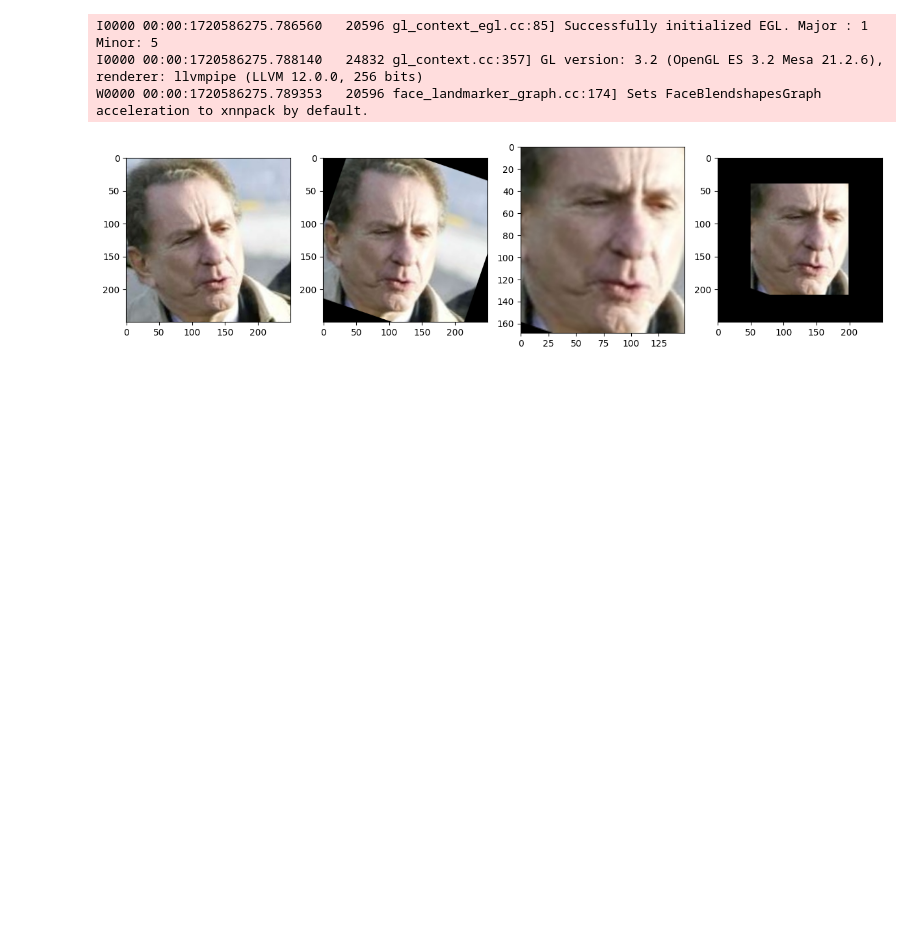
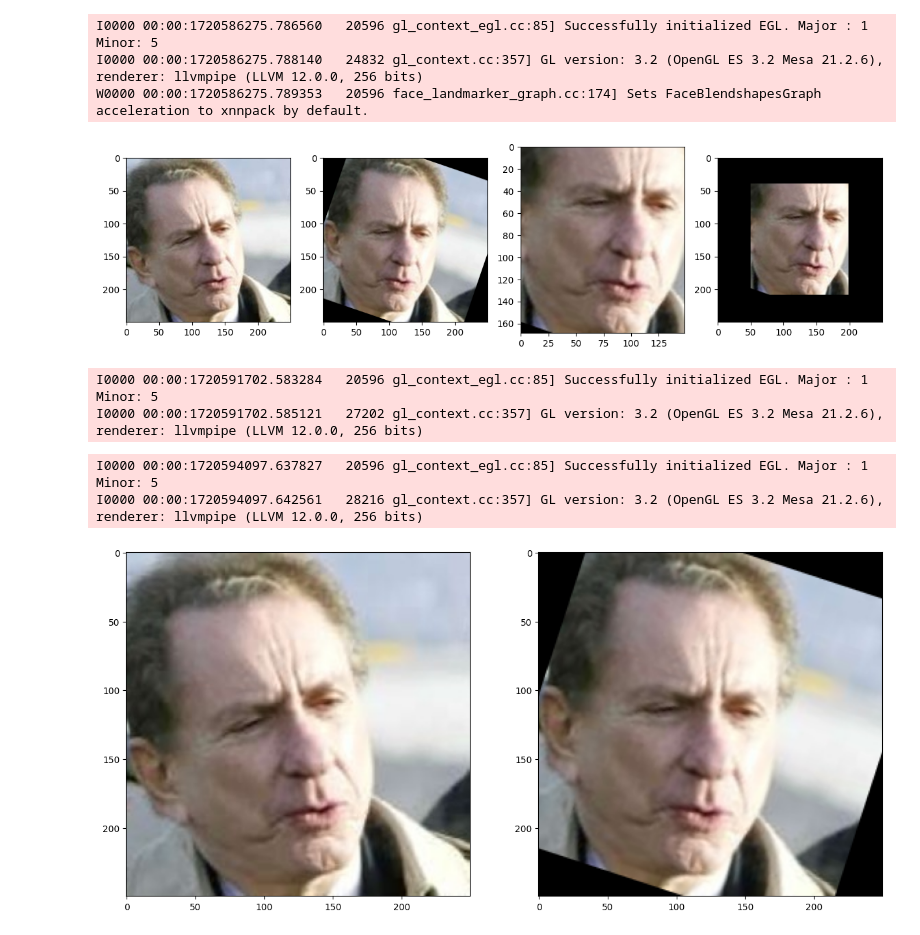
Before and after one commit to JoshuaGottlieb/Facial-Recognition-with-Deepface, a Jupyter notebook: Preprocessing.ipynb, the cells around one changed output. Saved outputs shown, nothing was run; the diff lists cells and outputs as text; code cells hidden in the pictures; blank space fills up the shorter version.

Commit message:
Created a method to rotate images using only mediapipe, allowing for individual preprocessing using any of the three backends (dlib, retinaface, mediapipe). Function cleanup and refactoring needed.

```diff
--- a/Preprocessing.ipynb
+++ b/Preprocessing.ipynb
@@ -23,3 +11,0 @@ def dlib_crop():
-# %%
-def mediapipe_crop():
-    return
@@ -28,0 +12,5 @@ def retinaface_crop():
+# %%
+def normal_to_pixel(x, y, w, h, invert = False):
+    if invert:
+        return list(np.array((x, y)) / np.array((w, h)))
+    return list((np.array((x, y)) * np.array((w, h))).astype(int))
@@ -28,0 +85,23 @@ def retinaface_crop():
+# %%
+def mediapipe_crop(image, mp_results):
+    left_iris = [474,475, 476, 477]
+    right_iris = [469, 470, 471, 472]
+    landmarks = [left_iris, right_iris]
+
+    pixels = []
+    for eye in landmarks:
+        eye_pixels = []
+        for num in eye:
+            landmark = results.multi_face_landmarks[0].landmark[num]
+            coords = normal_to_pixel(float(landmark.x), float(landmark.y),
+                                     img_with_pixel.shape[1], img_with_pixel.shape[0])
+            eye_pixels.append(np.array(coords))
+        pixels.append(np.array(eye_pixels))
+
+    eye_centers = [(np.sum(eye, axis = 0) / len(eye)).astype(int) for eye in pixels]
+
+    angle, direction = get_angle_from_eyes(eye_centers[0], eye_centers[1])
+
+    rotated_image = rotate_from_angle(image, tuple(np.array(image.shape[1::-1]) / 2), angle, direction)
+
+    return rotated_image
@@ -237,3 +323,31 @@ ax[2].imshow(cropped_img[:, :, ::-1]);
 ax[3].imshow(padded_img[:, :, ::-1]);
 # %% [output]
 [figure]
+# %%
+mp_face_mesh = mp.solutions.face_mesh
+
+with mp_face_mesh.FaceMesh(static_image_mode = True,
+                           max_num_faces = 1,
+                           refine_landmarks = True) as face_mesh:
+    results = face_mesh.process(img[:,:,::-1])
+# %% [output]
+I0000 00:00:1720591702.583284   20596 gl_context_egl.cc:85] Successfully initialized EGL. Major : 1 Minor: 5
+I0000 00:00:1720591702.585121   27202 gl_context.cc:357] GL version: 3.2 (OpenGL ES 3.2 Mesa 21.2.6), renderer: llvmpipe (LLVM 12.0.0, 256 bits)
+# %%
+fig, ax = plt.subplots(1, 2, figsize = (15, 10))
+
+mp_face_mesh = mp.solutions.face_mesh
+
+with mp_face_mesh.FaceMesh(static_image_mode = True,
+                           max_num_faces = 1,
+                           refine_landmarks = True) as face_mesh:
+    results = face_mesh.process(img[:,:,::-1])
+
+rot_img = mediapipe_crop(img, results)
+
+ax[0].imshow(img[:, :, ::-1]);
+ax[1].imshow(rot_img[:, :, ::-1]);
+# %% [output]
+I0000 00:00:1720594097.637827   20596 gl_context_egl.cc:85] Successfully initialized EGL. Major : 1 Minor: 5
+I0000 00:00:1720594097.642561   28216 gl_context.cc:357] GL version: 3.2 (OpenGL ES 3.2 Mesa 21.2.6), renderer: llvmpipe (LLVM 12.0.0, 256 bits)
+[figure, added]
```
Also changed, not shown: parts of 22 cells of this notebook.
